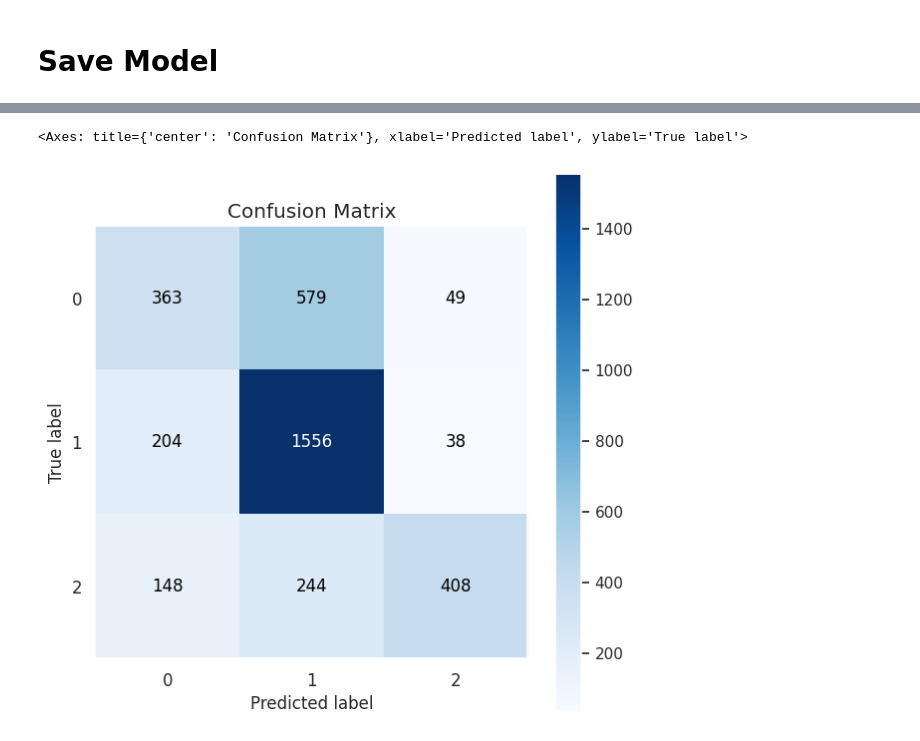
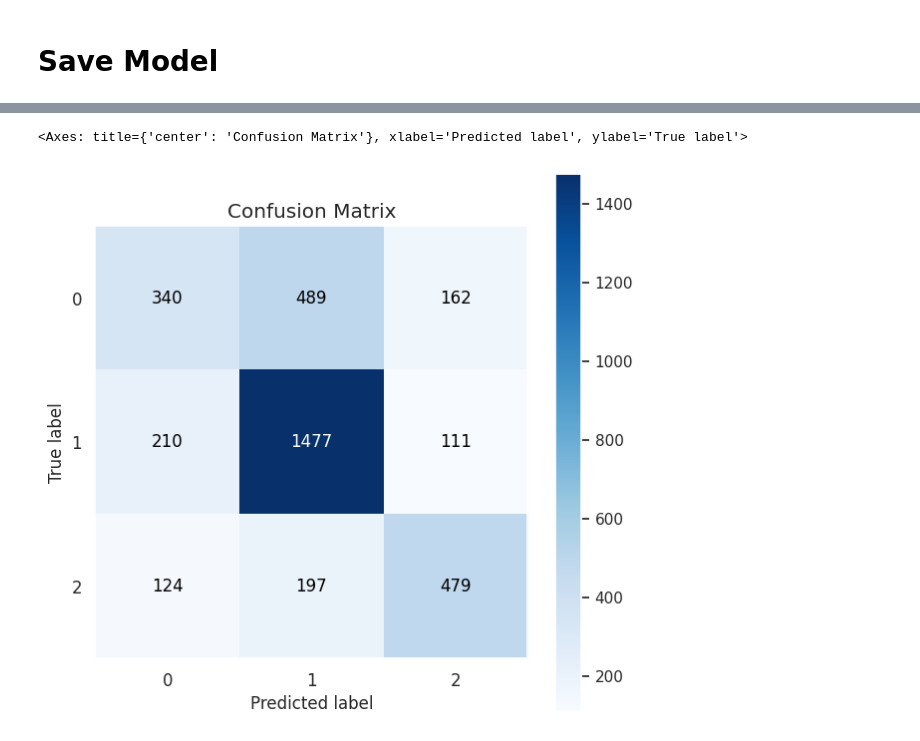
Before and after one commit to devashish10397/Emotion-Detection, a Jupyter notebook: Phase2/No_Augment_RNN_EmotionDetectionWithAnalysis_ThreeEmotions.ipynb, the cells around one changed output, grey strips where cells are left out. Drawn from its saved outputs; the diff is of its cells as text; code cells hidden in the pictures.

Commit message:
retrained models and added checkpoints

```diff
--- a/Phase2/No_Augment_RNN_EmotionDetectionWithAnalysis_ThreeEmotions.ipynb
+++ b/Phase2/No_Augment_RNN_EmotionDetectionWithAnalysis_ThreeEmotions.ipynb
@@ -53,5 +55,6 @@ Skipping, found downloaded files in "./fer2013" (use force=True to force downloa
 # %%
-fer2013_df = pd.read_csv("fer2013/fer2013.csv")
+fer2013_df = pd.read_csv("/content/drive/MyDrive/17644_MoodDetectives/Datasets/fer2013.csv")
+
 print("Number of images: ", len(fer2013_df))
 
 fer2013_df.head(5)
@@ -242,7 +249,7 @@ def build_RNN(optim):
       SimpleRNN(
           units=64,
           input_shape = (img_width, img_height),
-          activation = "elu",
+          activation = "relu",
           return_sequences = True,
           name = "simpleRNN_1"
                 )
@@ -252,7 +259,7 @@ def build_RNN(optim):
   net.add(
       SimpleRNN(
           units=64,
-          activation = "elu",
+          activation = "relu",
           return_sequences = True,
           name = "simpleRNN_2"
                 )
@@ -263,7 +270,7 @@ def build_RNN(optim):
   net.add(
       SimpleRNN(
           units=64,
-          activation = "elu",
+          activation = "relu",
           return_sequences = True,
           name = "simpleRNN_3"
                 )
@@ -273,7 +280,7 @@ def build_RNN(optim):
   net.add(
       SimpleRNN(
           units=64,
-          activation = "elu",
+          activation = "relu",
           return_sequences = True,
           name = "simpleRNN_4"
                 )
@@ -284,7 +291,7 @@ def build_RNN(optim):
   net.add(
        SimpleRNN(
           units=64,
-          activation = "elu",
+          activation = "relu",
           return_sequences = True,
           name = "simpleRNN_5"
                 )
@@ -294,19 +301,19 @@ def build_RNN(optim):
   net.add(
       SimpleRNN(
           units=64,
-          activation = "elu",
+          activation = "relu",
+          # return_sequences = True,
           name = "simpleRNN_6"
                 )
   )
   net.add(BatchNormalization(name = "batchnorm_6"))
   net.add((Dropout(0.5, name="dropout_3")))
 
-  net.add(Flatten(name = "flatten"))
 
   net.add(
       Dense(
           128,
-          activation = "elu",
+          activation = "relu",
           kernel_initializer = "he_normal",
           name = "dense_1"
 
@@ -628,9 +677,9 @@ _________________________________________________________________
 history_of_new_model = new_model.fit(
     x_Train, y_Train,
     validation_data = (x_Test, y_Test),
-    batch_size = batch_size,
+    steps_per_epoch = len(x_Train)/batch_size,
     epochs=epochs,
-    callbacks = callbacks,
+    callbacks = callbacks_new_model,
     use_multiprocessing = True
     )
 # %% [output]
@@ -704,7 +753,7 @@ accuracy_score( np.argmax(y_Test,axis=1) , np.argmax(new_model_prediction, axis
 # %%
 # Confusion Matrix
 
-new_model_predictions = model_from_paper2.predict(x_Test)
+new_model_predictions = new_model.predict(x_Test)
 new_model_class_predictions = np.argmax(new_model_predictions, axis=1)
 
 scikitplot.metrics.plot_confusion_matrix(
@@ -717,5 +766,5 @@ scikitplot.metrics.plot_confusion_matrix(
 <Axes: title={'center': 'Confusion Matrix'}, xlabel='Predicted label', ylabel='True label'>
-[figure, old version]
+[figure, new version]
 # %%
 print(
     "Total Wrong Predictions:",
```
Also changed, not shown: parts of 32 cells of this notebook.
